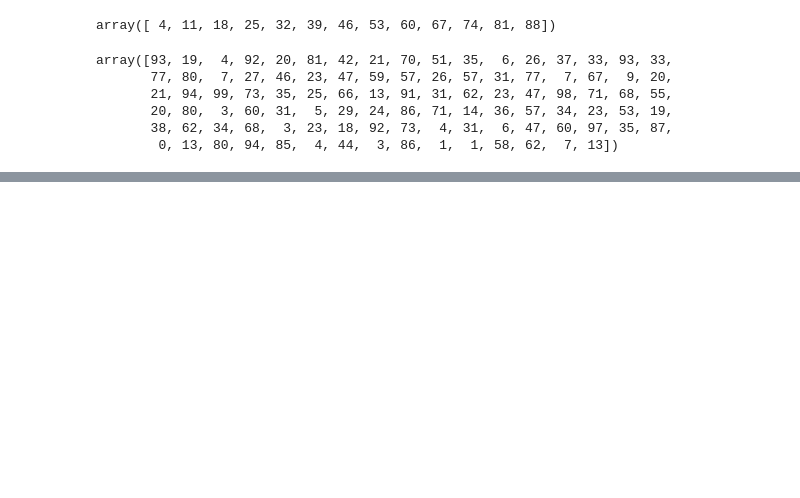
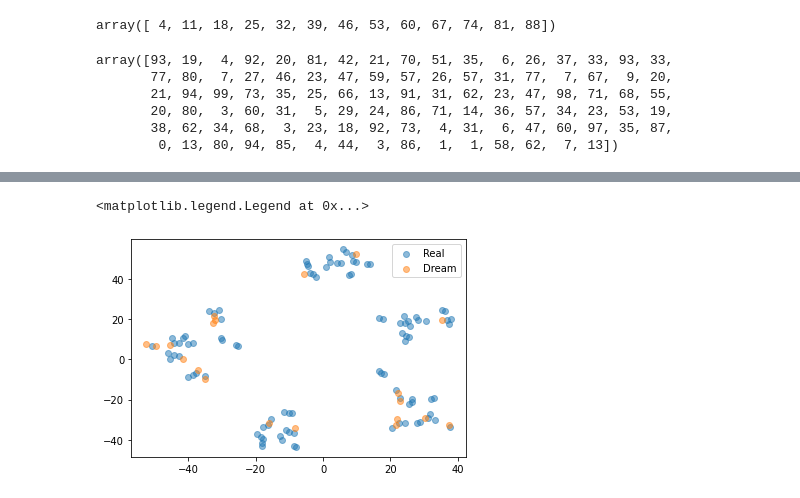
Before and after one commit to cage-challenge/cage-challenge-2, a Jupyter notebook: CybORG/CybORG/MBPPO/plots.ipynb, the cells around one changed output, grey strips where cells are left out. Drawn from its saved outputs; the diff is of its cells as text; code cells hidden in the pictures; blank space fills up the shorter version.

```diff
--- a/CybORG/CybORG/MBPPO/plots.ipynb
+++ b/CybORG/CybORG/MBPPO/plots.ipynb
@@ -248,0 +270,13 @@ for i in range(41):
+# %%
+dream =  np.load('random_walks_dream.npy').mean(axis=1)
+real = np.load('random_walks_real.npy').mean(axis=1)
+all = np.concatenate([dream, real], axis=0)
+
+embedding = TSNE(n_components=2, learning_rate='auto', init='random', perplexity=3).fit_transform(all)
+
+plt.scatter(embedding[:100][:,0], embedding[:100][:,1], alpha=0.5, label = 'Real')
+plt.scatter(embedding[100:][:,0], embedding[100:][:,1], alpha=0.5, label = 'Dream')
+plt.legend()
+# %% [output]
+<matplotlib.legend.Legend at 0x...>
+[figure, added]
```
Also changed, not shown: parts of 22 cells of this notebook, 16 other files.
